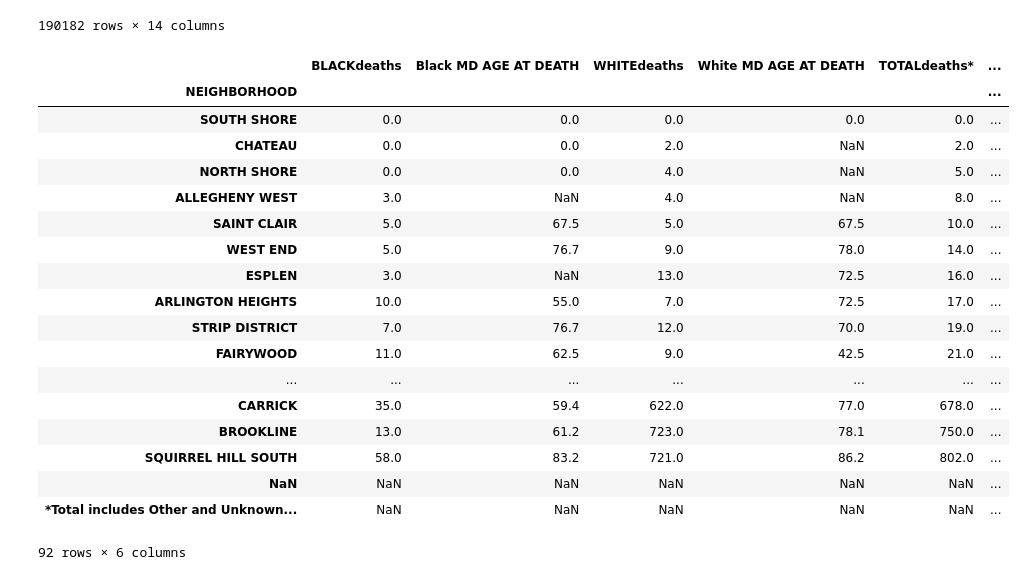
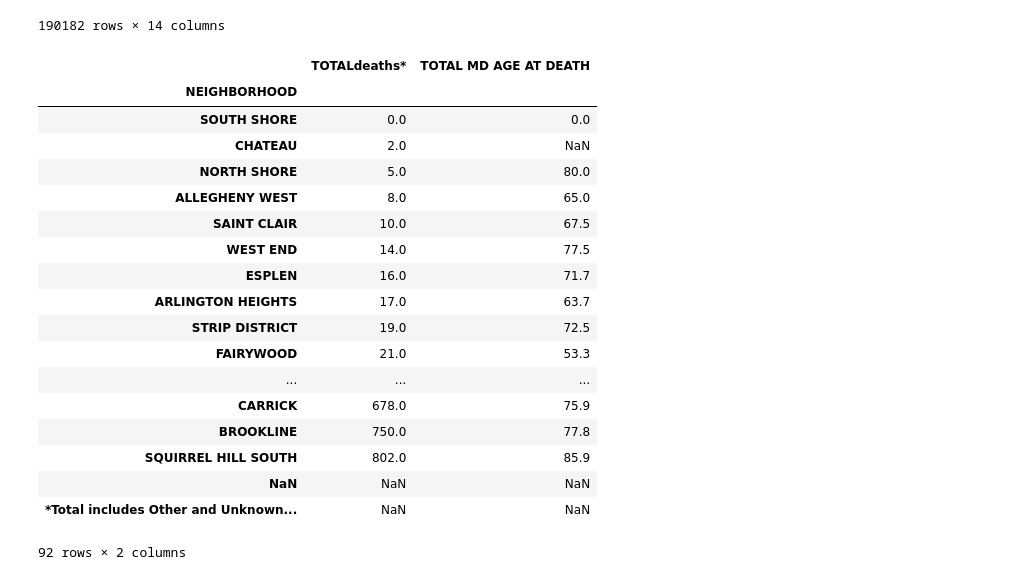
Before and after one commit to cheesebomb1/final-project-1, a Jupyter notebook: code.ipynb, the cells around one changed output. Cells and saved outputs as stored; diff of their text form; code cells hidden in the pictures.

```diff
--- a/code.ipynb
+++ b/code.ipynb
@@ -33,28 +33,27 @@ crimes
 # %%
 
 
 deaths = pd.read_csv("https://data.wprdc.org/dataset/ee735209-4de7-4ea4-b446-bf0f0f6d9cb3/resource/c2e1500a-a12a-4e91-be94-76c6a892b7e2/download/nhoodmedianage20112015.csv",
                            index_col="NEIGHBORHOOD",
                            parse_dates=True)
-deaths[["TOTALdeaths*", "Tota "]]
-deaths
+deaths[["TOTALdeaths*", "TOTAL MD AGE AT DEATH"]]
 # %% [output]
-|  | BLACKdeaths | Black MD AGE AT DEATH | WHITEdeaths | White MD AGE AT DEATH | TOTALdeaths* | ... |
-| NEIGHBORHOOD |  |  |  |  |  | ... |
-| SOUTH SHORE | 0.0 | 0.0 | 0.0 | 0.0 | 0.0 | ... |
-| CHATEAU | 0.0 | 0.0 | 2.0 | NaN | 2.0 | ... |
-| NORTH SHORE | 0.0 | 0.0 | 4.0 | NaN | 5.0 | ... |
-| ALLEGHENY WEST | 3.0 | NaN | 4.0 | NaN | 8.0 | ... |
-| SAINT CLAIR | 5.0 | 67.5 | 5.0 | 67.5 | 10.0 | ... |
-| WEST END | 5.0 | 76.7 | 9.0 | 78.0 | 14.0 | ... |
-| ESPLEN | 3.0 | NaN | 13.0 | 72.5 | 16.0 | ... |
-| ARLINGTON HEIGHTS | 10.0 | 55.0 | 7.0 | 72.5 | 17.0 | ... |
-| STRIP DISTRICT | 7.0 | 76.7 | 12.0 | 70.0 | 19.0 | ... |
-| FAIRYWOOD | 11.0 | 62.5 | 9.0 | 42.5 | 21.0 | ... |
-| ... | ... | ... | ... | ... | ... | ... |
-| CARRICK | 35.0 | 59.4 | 622.0 | 77.0 | 678.0 | ... |
-| BROOKLINE | 13.0 | 61.2 | 723.0 | 78.1 | 750.0 | ... |
-| SQUIRREL HILL SOUTH | 58.0 | 83.2 | 721.0 | 86.2 | 802.0 | ... |
-| NaN | NaN | NaN | NaN | NaN | NaN | ... |
-| *Total includes Other and Unknown... | NaN | NaN | NaN | NaN | NaN | ... |
+|  | TOTALdeaths* | TOTAL MD AGE AT DEATH |
+| NEIGHBORHOOD |  |  |
+| SOUTH SHORE | 0.0 | 0.0 |
+| CHATEAU | 2.0 | NaN |
+| NORTH SHORE | 5.0 | 80.0 |
+| ALLEGHENY WEST | 8.0 | 65.0 |
+| SAINT CLAIR | 10.0 | 67.5 |
+| WEST END | 14.0 | 77.5 |
+| ESPLEN | 16.0 | 71.7 |
+| ARLINGTON HEIGHTS | 17.0 | 63.7 |
+| STRIP DISTRICT | 19.0 | 72.5 |
+| FAIRYWOOD | 21.0 | 53.3 |
+| ... | ... | ... |
+| CARRICK | 678.0 | 75.9 |
+| BROOKLINE | 750.0 | 77.8 |
+| SQUIRREL HILL SOUTH | 802.0 | 85.9 |
+| NaN | NaN | NaN |
+| *Total includes Other and Unknown... | NaN | NaN |
-92 rows × 6 columns
+92 rows × 2 columns
```
Also changed, not shown: 1 other file.
